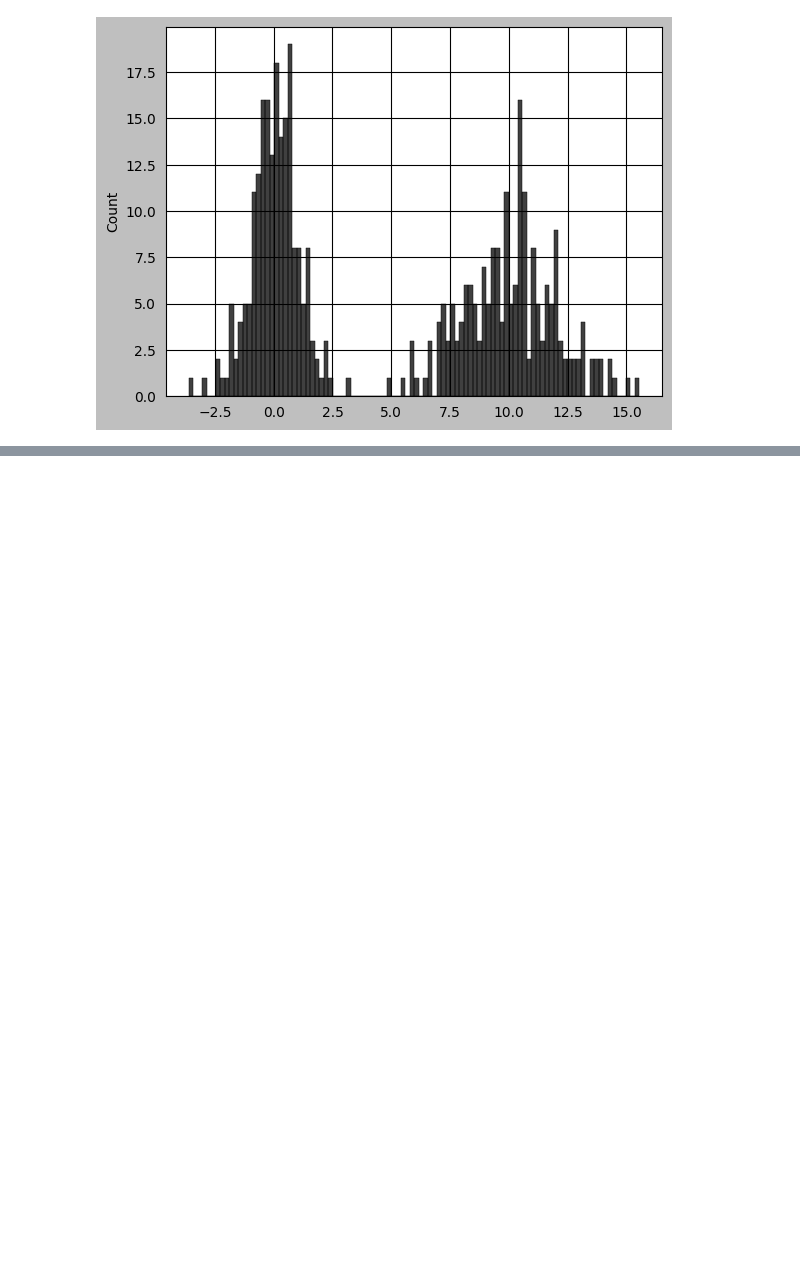
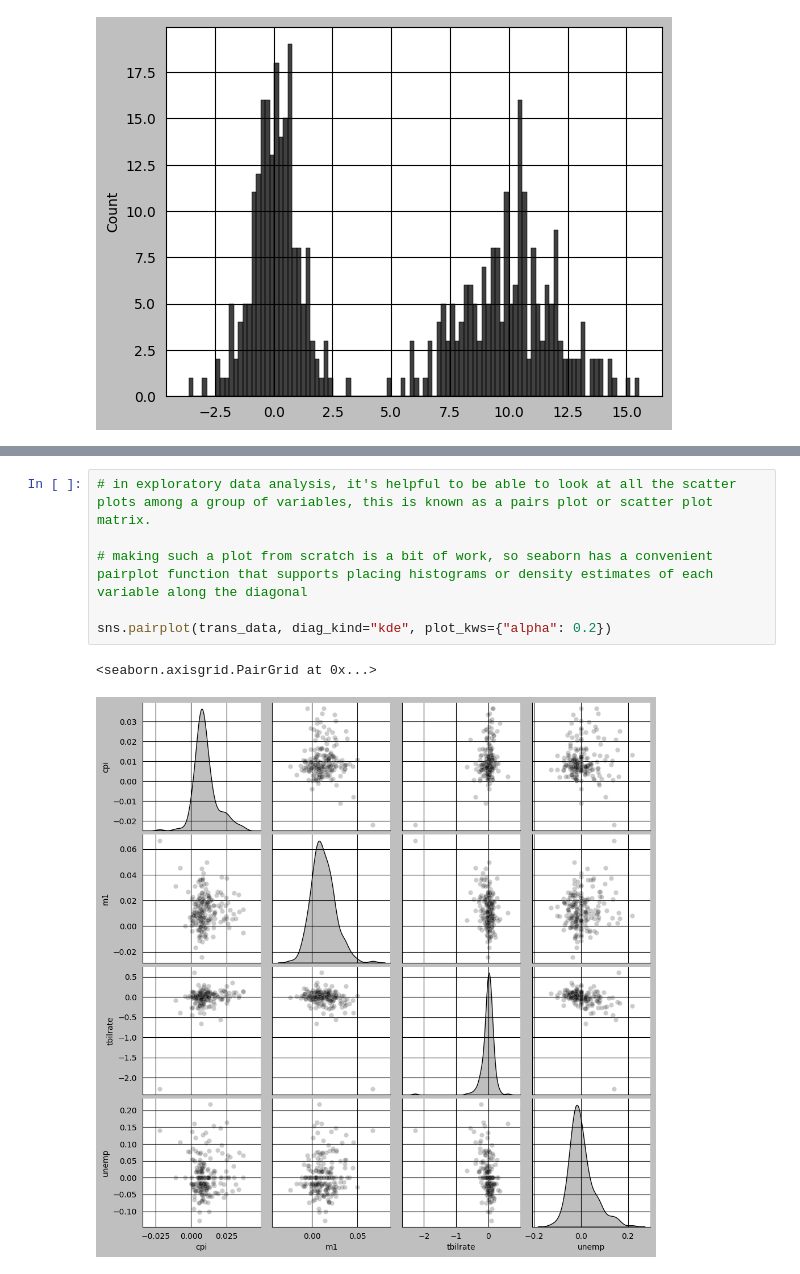
Before and after one commit to f-ckyou/pandas, a Jupyter notebook: pd-9/2_plotting_with_pandas_and_seaborn.ipynb, the cells around one changed output, grey strips where cells are left out. Cells and saved outputs as stored; diff of their text form; blank space fills up the shorter version.

```diff
--- a/pd-9/2_plotting_with_pandas_and_seaborn.ipynb
+++ b/pd-9/2_plotting_with_pandas_and_seaborn.ipynb
@@ -387,0 +411,9 @@ sns.histplot(values, bins=100, color="black")
+# %%
+# in exploratory data analysis, it's helpful to be able to look at all the scatter plots among a group of variables, this is known as a pairs plot or scatter plot matrix.
+
+# making such a plot from scratch is a bit of work, so seaborn has a convenient pairplot function that supports placing histograms or density estimates of each variable along the diagonal
+
+sns.pairplot(trans_data, diag_kind="kde", plot_kws={"alpha": 0.2})
+# %% [output]
+<seaborn.axisgrid.PairGrid at 0x...>
+[figure, added]
```
Also changed, not shown: parts of 8 cells of this notebook, 1 other file.
